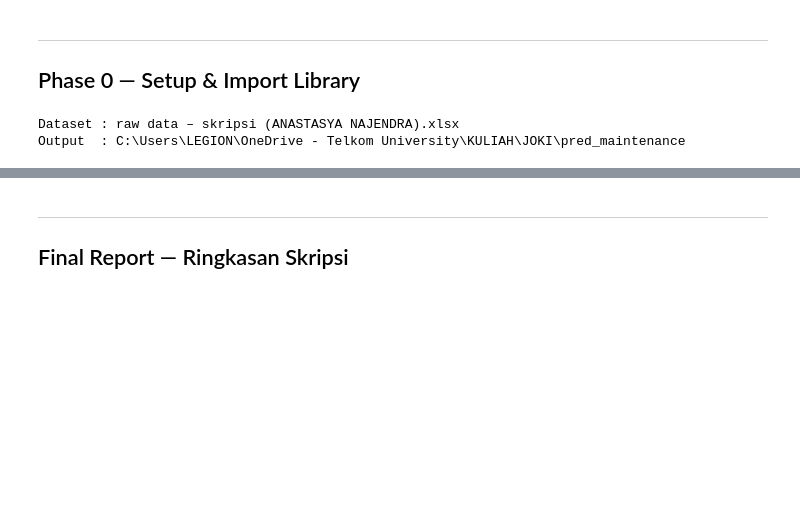
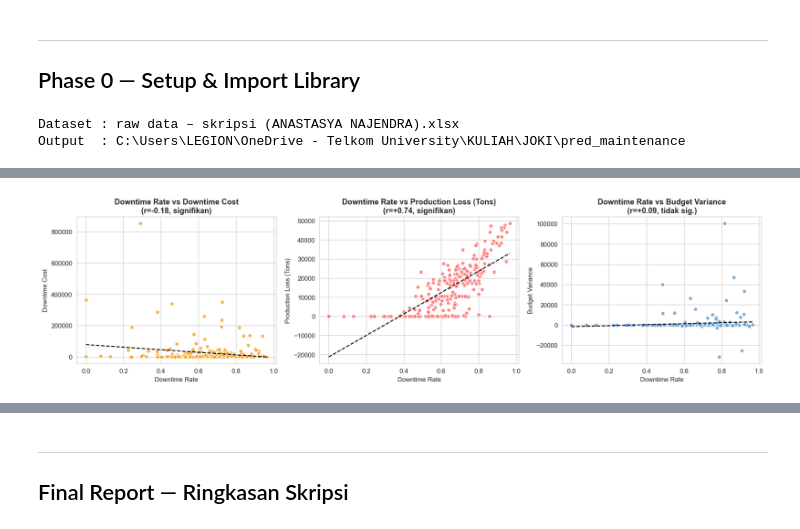
Before and after one commit to AdinarTri/pred_maintenance, a Jupyter notebook: notebook/predictive_maintenance.ipynb, the cells around one changed output, grey strips where cells are left out. Saved outputs shown, nothing was run; the diff lists cells and outputs as text; code cells hidden in the pictures; blank space fills up the shorter version.

```diff
--- a/notebook/predictive_maintenance.ipynb
+++ b/notebook/predictive_maintenance.ipynb
@@ -517,0 +220,8 @@ Keterbatasan berikut penting dicantumkan agar hasil ditafsirkan secara proporsio
+# %%
+fig, ax = plt.subplots(1, 3, figsize=(16, 4.2))
+for a,(col,ttl,c) in zip(ax, [('MTBF','MTBF (jam)','#4ECDC4'),('Availability','Availability','#5B9BD5'),
+                               ('Downtime_Rate','Downtime Rate','#FF6B6B')]):
+    m = panel.groupby('component')[col].mean().sort_values()
+    a.barh(m.index, m.values, color=c, edgecolor='white'); a.set_title(f'Rata-rata {ttl} per Komponen', fontweight='bold'); a.set_xlabel(ttl)
+plt.tight_layout(); plt.savefig(os.path.join(DIR_OUTPUTS,'kpi_distribution.png'), dpi=130, bbox_inches='tight'); plt.show()
+print('Insight: komponen dgn MTBF rendah & Downtime Rate tinggi = keandalan rendah (prioritas maintenance).')
@@ -517,0 +390,21 @@ Keterbatasan berikut penting dicantumkan agar hasil ditafsirkan secara proporsio
+# %%
+blk = (df.groupby('block')
+         .agg(N_fail=('DT_Hours','size'), DT_total=('DT_Hours','sum'), Sched=('Planned','sum'),
+              DowntimeCost=('DT_Cost','first'), ProductionLoss=('ProdLoss','first'),
+              BudgetVariance=('BudgetVar','first'))
+         .reset_index())
+blk['Operating']     = (blk['Sched'] - blk['DT_total']).clip(lower=1.0)
+blk['MTBF']          = blk['Operating'] / blk['N_fail']
+blk['Availability']  = blk['Operating'] / blk['Sched']
+blk['Downtime_Rate'] = blk['DT_total'] / blk['Sched']
+print('Jumlah blok harian:', len(blk))
+
+rows = []
+for kpi in ['MTBF','Availability','Downtime_Rate']:
+    for val,label in [('DowntimeCost','Downtime Cost'),('ProductionLoss','Production Loss'),('BudgetVariance','Budget Variance')]:
+        r,p = pearsonr(blk[kpi], blk[val])
+        rows.append({'KPI':kpi,'Nilai_Operasional':label,'pearson_r':round(r,3),
+                     'p_value':p,'signifikan(α=0.05)':'Ya' if p<0.05 else 'Tidak'})
+prop2 = pd.DataFrame(rows)
+prop2.to_csv(os.path.join(DIR_OUTPUTS,'proposisi2_correlation.csv'), index=False)
+prop2
@@ -517,0 +423,17 @@ Keterbatasan berikut penting dicantumkan agar hasil ditafsirkan secara proporsio
+# %%
+# Scatter Downtime Rate vs tiap indikator nilai
+fig, ax = plt.subplots(1, 3, figsize=(16, 4.3))
+for a,(val,ttl,c) in zip(ax, [('DowntimeCost','Downtime Cost','#F4A020'),
+                               ('ProductionLoss','Production Loss (Tons)','#FF6B6B'),
+                               ('BudgetVariance','Budget Variance','#5B9BD5')]):
+    a.scatter(blk['Downtime_Rate'], blk[val], color=c, edgecolor='white', s=35, alpha=.8)
+    rr,pp = pearsonr(blk['Downtime_Rate'], blk[val])
+    b1,b0 = np.polyfit(blk['Downtime_Rate'], blk[val], 1)
+    xs = np.linspace(blk['Downtime_Rate'].min(), blk['Downtime_Rate'].max(), 50)
+    a.plot(xs, b1*xs+b0, 'k--', lw=1.5)
+    sig = 'signifikan' if pp<0.05 else 'tidak sig.'
+    a.set_xlabel('Downtime Rate'); a.set_ylabel(ttl)
+    a.set_title(f'Downtime Rate vs {ttl}\n(r={rr:+.2f}, {sig})', fontweight='bold')
+plt.tight_layout(); plt.savefig(os.path.join(DIR_OUTPUTS,'proposisi2_scatter.png'), dpi=130, bbox_inches='tight'); plt.show()
+# %% [output]
+[figure, added]
```
Also changed, not shown: parts of 58 cells of this notebook, 14 other files.
